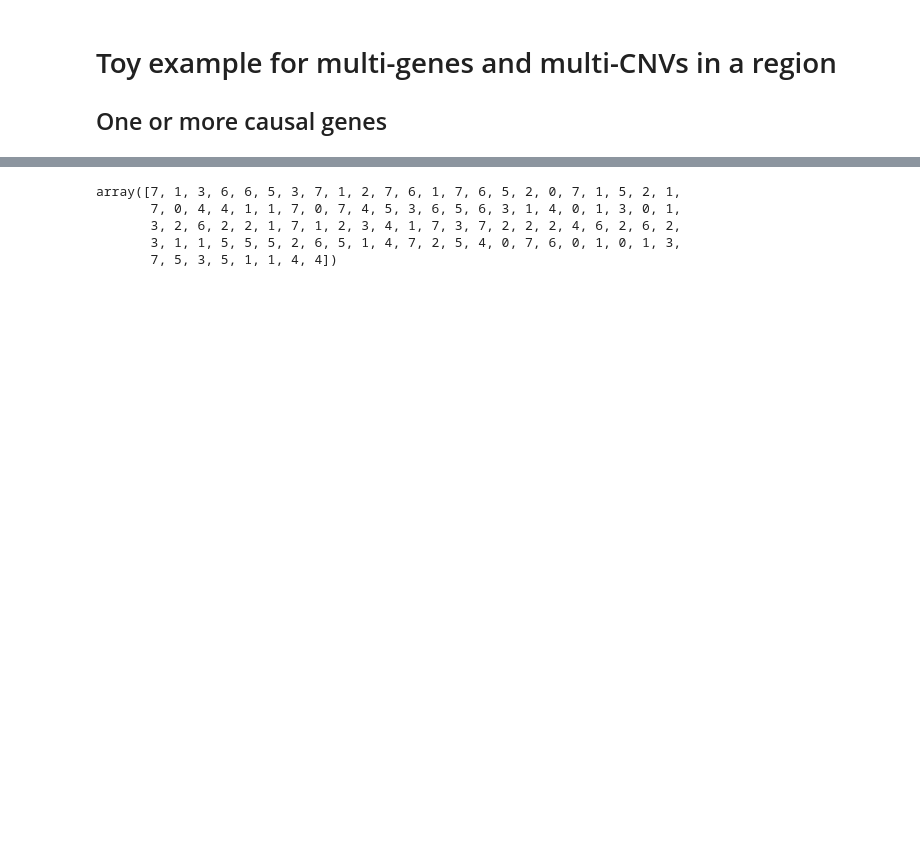
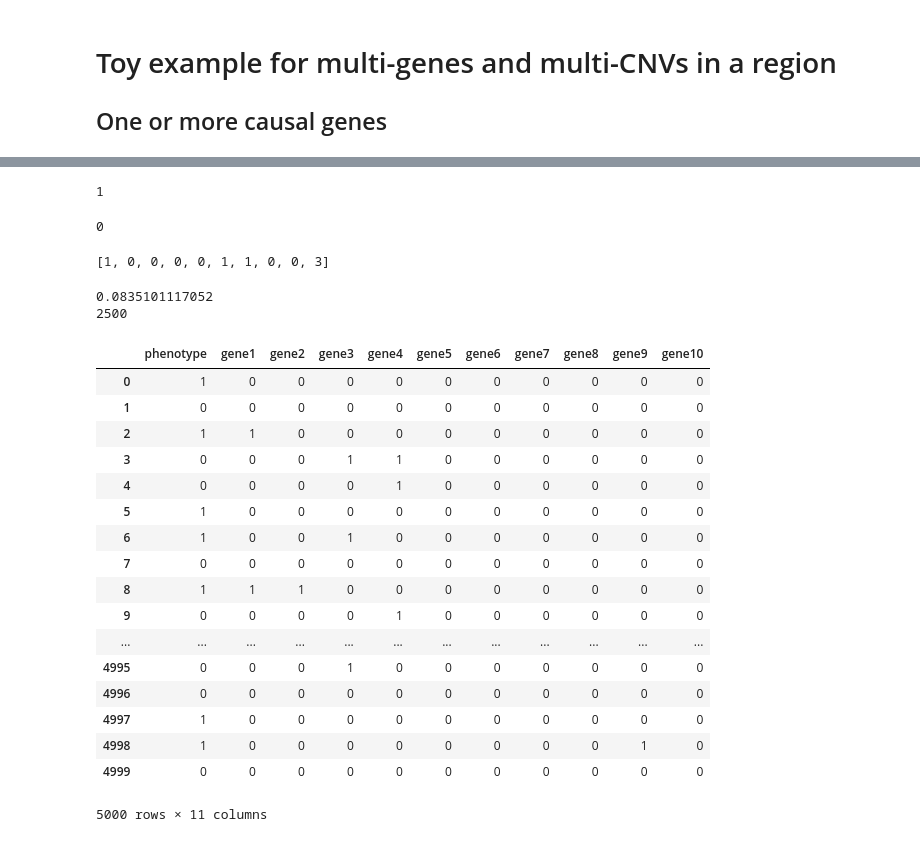
Before and after one commit to gaow/cnv-gene-mapping, a Jupyter notebook: analysis/20170706_toy_multiCNVs_multigenes.ipynb, the cells around one changed output, grey strips where cells are left out. Saved outputs shown, nothing was run; the diff lists cells and outputs as text; code cells hidden in the pictures; blank space fills up the shorter version.

Commit message:
debug multiple genes and cnvs and at least two causal genes

```diff
--- a/analysis/20170706_toy_multiCNVs_multigenes.ipynb
+++ b/analysis/20170706_toy_multiCNVs_multigenes.ipynb
@@ -51,5 +51,5 @@ def toy_multi_gene_cnv(p, n_cnv, n_max=10, causal=5, const1=1, const2=0.1, seed=
                                      .format(len(cnv_len), p, causal, const1, const2))
     return df, counts
 # %%
-df, counts = toy_multi_gene_cnv(p=0.6, n_cnv=200, const1=1.0, const2=0.05)
+df, counts = toy_multi_gene_cnv(p=0.6, n_cnv=20, const1=1.0, const2=0.05)
 # print (df["phenotype"].tolist())
@@ -77,13 +73,22 @@ df
-# %%
-np.random.choice(range(8),100)
-# %% [output]
-array([7, 1, 3, 6, 6, 5, 3, 7, 1, 2, 7, 6, 1, 7, 6, 5, 2, 0, 7, 1, 5, 2, 1,
-       7, 0, 4, 4, 1, 1, 7, 0, 7, 4, 5, 3, 6, 5, 6, 3, 1, 4, 0, 1, 3, 0, 1,
-       3, 2, 6, 2, 2, 1, 7, 1, 2, 3, 4, 1, 7, 3, 7, 2, 2, 2, 4, 6, 2, 6, 2,
-       3, 1, 1, 5, 5, 5, 2, 6, 5, 1, 4, 7, 2, 5, 4, 0, 7, 6, 0, 1, 0, 1, 3,
-       7, 5, 3, 5, 1, 1, 4, 4])
+# %%
+max(df["phenotype"].tolist())
+# %% [output]
+1
+# %%
+causal = [10,12]
+line = [1,0,0,0,0,1,1,0,0,7]
+if min(causal) > len(line)-1:
+    print (0)
+elif any(line[x] for x in causal):
+    print (1)
+else: print (0)
+line[-1]=3
+line
+# %% [output]
+0
+[1, 0, 0, 0, 0, 1, 1, 0, 0, 3]
 # %%
-def toy_multi_cnv_multi_causal_gene(p, n_cnv, causal, n_geom=5000, n_gene=10, const1=0.5, const2=0.1, seed=1):
+def toy_multicnv_multicausal(p, n_cnv, causal, n_geom=5000, n_gene=10, const1=0.5, const2=0.05, seed=12):
     '''A region with multiple genes and CNVs. CNVs probably overlap. At least two causal genes.
     "causal" is a list of positions of causal genes.
     "n_gene" is the number of genes this region harbors.
@@ -106,7 +111,53 @@ def toy_multi_cnv_multi_causal_gene(p, n_cnv, causal, n_geom=5000, n_gene=10, co
         else:
             ptn = [0]*(i - 1) + [1]*cnv_len[j] + [0]*(n_gene - cnv_len[j] - (i-1))
         ptn_ls.append(ptn)
+
     mat = [[np.random.normal(0,1)] + line for line in ptn_ls]
     config = []
+    for line in mat:
+        line[0] = line[0] + line[1:].count(1)*const2
+        config.append(line[0])
+        if min(causal) > len(line[1:])-1:
+            continue
+        elif any(line[x] for x in causal):
+            line[0] = line[0] + const1*[line[x] for x in causal].count(1)
+            config[-1] = line[0]
+        else:
+            continue
+    print (np.median(config))
+    for line in mat:
+        line[0] = 1 if line[0] >= np.median(config) else 0
+    mat = np.matrix(mat)
+    df = pd.DataFrame(mat, columns = ["phenotype"] + ["gene{}".format(i+1) for i in range(mat.shape[1]-1)])
+    counts = df.groupby(["gene{}".format(i+1) for i in range(mat.shape[1]-1)] + ["phenotype"]).size()
 
-    return None
+    for col in df.columns:
+        df[col] = df[col].astype(np.uint8)
+    output = feather.write_dataframe(df, "data/toy_n{}_p{}_causal{}_const{}_{}.feather"
+                                     .format(len(cnv_len), p, causal, const1, const2))
+    return df, counts
+# %%
+df, counts = toy_multicnv_multicausal(p=0.6, n_cnv=5000, causal = [1,6])
+print (df["phenotype"].tolist().count(1))
+df
+# %% [output]
+0.0835101117052
+2500
+|  | phenotype | gene1 | gene2 | gene3 | gene4 | gene5 | gene6 | gene7 | gene8 | gene9 | gene10 |
+| 0 | 1 | 0 | 0 | 0 | 0 | 0 | 0 | 0 | 0 | 0 | 0 |
+| 1 | 0 | 0 | 0 | 0 | 0 | 0 | 0 | 0 | 0 | 0 | 0 |
+| 2 | 1 | 1 | 0 | 0 | 0 | 0 | 0 | 0 | 0 | 0 | 0 |
+| 3 | 0 | 0 | 0 | 1 | 1 | 0 | 0 | 0 | 0 | 0 | 0 |
+| 4 | 0 | 0 | 0 | 0 | 1 | 0 | 0 | 0 | 0 | 0 | 0 |
+| 5 | 1 | 0 | 0 | 0 | 0 | 0 | 0 | 0 | 0 | 0 | 0 |
+| 6 | 1 | 0 | 0 | 1 | 0 | 0 | 0 | 0 | 0 | 0 | 0 |
+| 7 | 0 | 0 | 0 | 0 | 0 | 0 | 0 | 0 | 0 | 0 | 0 |
+| 8 | 1 | 1 | 1 | 0 | 0 | 0 | 0 | 0 | 0 | 0 | 0 |
+| 9 | 0 | 0 | 0 | 0 | 1 | 0 | 0 | 0 | 0 | 0 | 0 |
+| ... | ... | ... | ... | ... | ... | ... | ... | ... | ... | ... | ... |
+| 4995 | 0 | 0 | 0 | 1 | 0 | 0 | 0 | 0 | 0 | 0 | 0 |
+| 4996 | 0 | 0 | 0 | 0 | 0 | 0 | 0 | 0 | 0 | 0 | 0 |
+| 4997 | 1 | 0 | 0 | 0 | 0 | 0 | 0 | 0 | 0 | 0 | 0 |
+| 4998 | 1 | 0 | 0 | 0 | 0 | 0 | 0 | 0 | 0 | 1 | 0 |
+| 4999 | 0 | 0 | 0 | 0 | 0 | 0 | 0 | 0 | 0 | 0 | 0 |
+5000 rows × 11 columns
```
Also changed, not shown: parts of 5 cells of this notebook.
